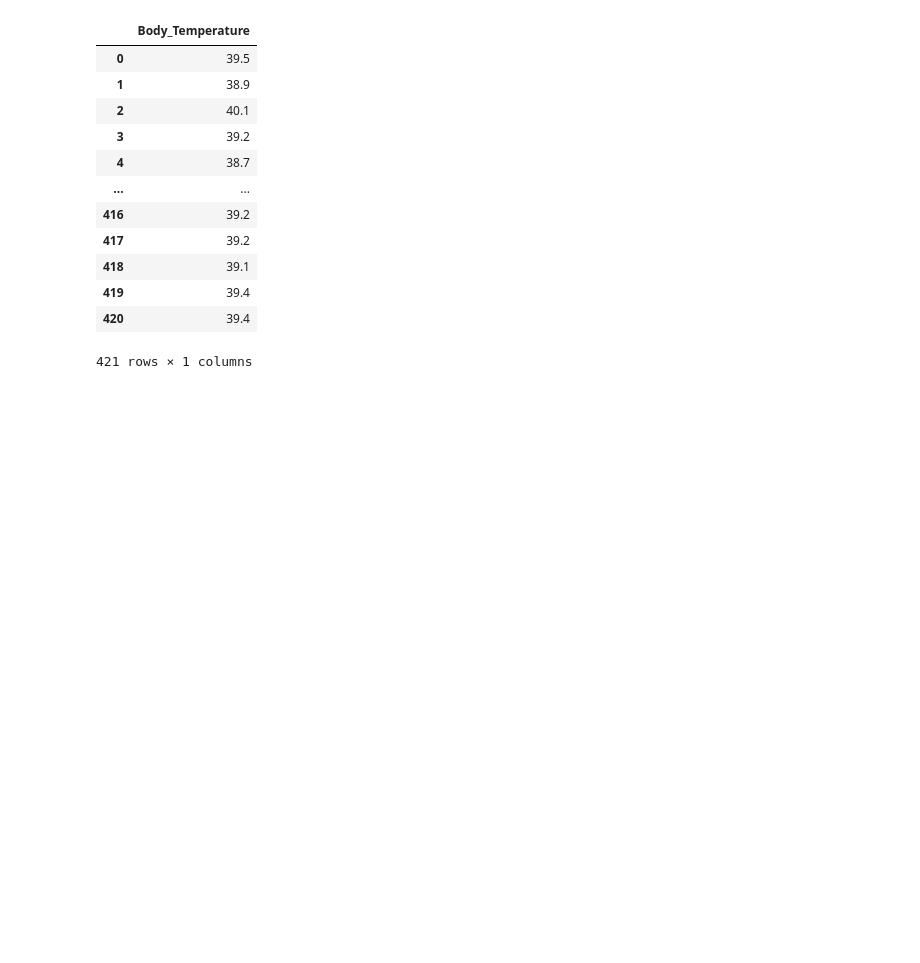
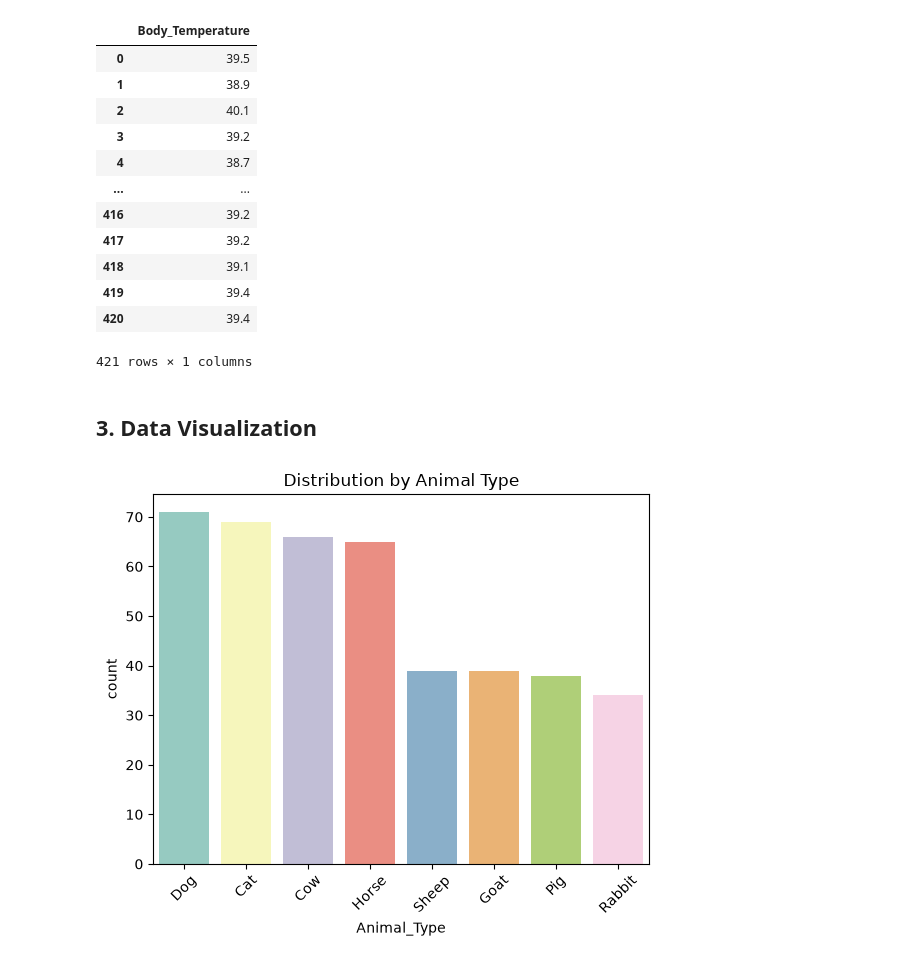
Before and after one commit to FatimaMesh/SymptoScan, a Jupyter notebook: symptoScan.ipynb, the cells around one changed output. Cells and saved outputs as stored; diff of their text form; code cells hidden in the pictures; blank space fills up the shorter version.

Commit message:
Data Visualization

```diff
--- a/symptoScan.ipynb
+++ b/symptoScan.ipynb
@@ -295,3 +295,17 @@ def clean_duration(df):
 
 df_copy = clean_duration(df_copy)
 df_generated_copy = clean_duration(df_generated_copy)
+# %% [markdown]
+## 3. Data Visualization
+# %%
+# The Expected Animal Types
+sns.countplot(
+    data=df_copy,
+    x='Animal_Type',
+    order=df_copy['Animal_Type'].value_counts().index ,palette='Set3')
+plt.title("Distribution by Animal Type")
+plt.xticks(rotation=45)
+plt.savefig('Visualization-image/animal_type_distribution.png', dpi=300)
+plt.show()
+# %% [output]
+[figure, added]
```
Also changed, not shown: parts of 9 cells of this notebook, 5 other files.
